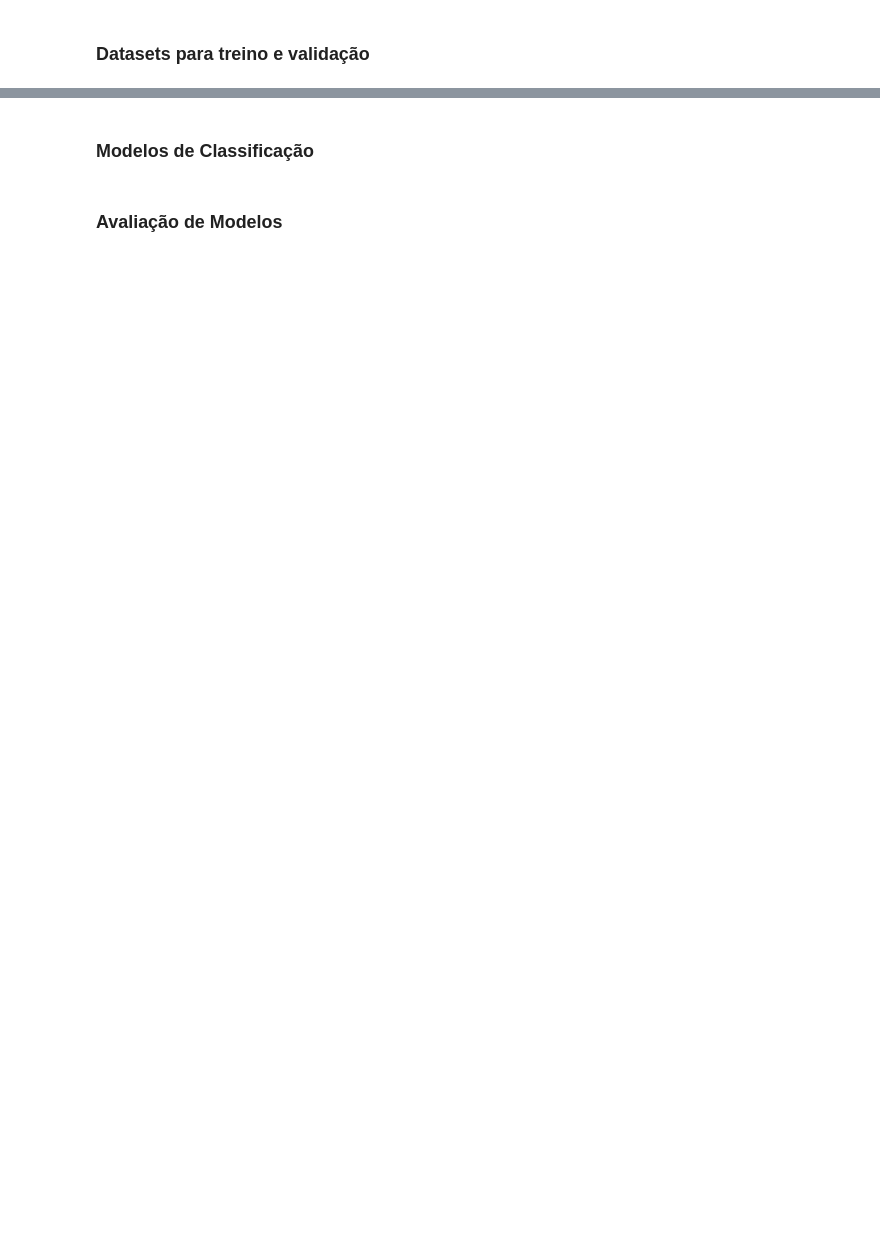
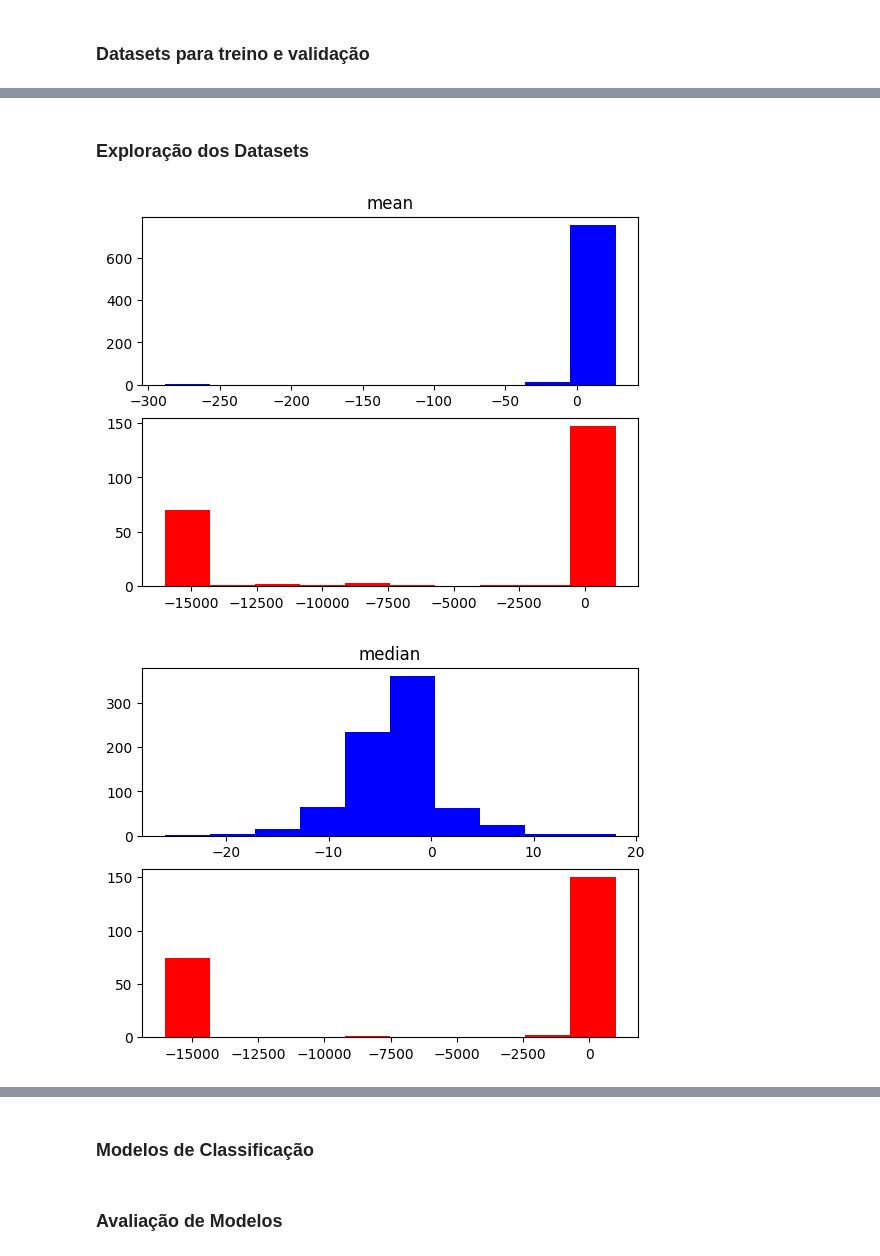
Before and after one commit to pab-h/ecg-estudos, a Jupyter notebook: ecg_ruido/#3/atividade.ipynb, the cells around one changed output, grey strips where cells are left out. Cells and saved outputs as stored; diff of their text form; code cells hidden in the pictures; blank space fills up the shorter version.

Commit message:
feat: plots de histogramas das propriedades calculadas do ecgs em uma derivação

```diff
--- a/ecg_ruido/#3/atividade.ipynb
+++ b/ecg_ruido/#3/atividade.ipynb
@@ -156,0 +157,18 @@ Unacceptable: 19.67%
+# %% [markdown]
+### Exploração dos Datasets
+# %%
+def plotHist(prop, ecgAcceptable, ecgUnacceptable):
+    plt.subplot(2, 1, 1)
+    plt.hist(ecgAcceptable[prop], color = "blue")
+
+    plt.title(prop)
+    plt.subplot(2, 1, 2)
+    plt.hist(ecgUnacceptable[prop], color = "red")
+
+    plt.show()
+
+for prop in ecgSummary.columns[1:10]:
+    plotHist(prop, ecgAcceptable, ecgUnacceptable)
+# %% [output]
+[figure, added]
+[figure, added]
```
Also changed, not shown: parts of 4 cells of this notebook.
